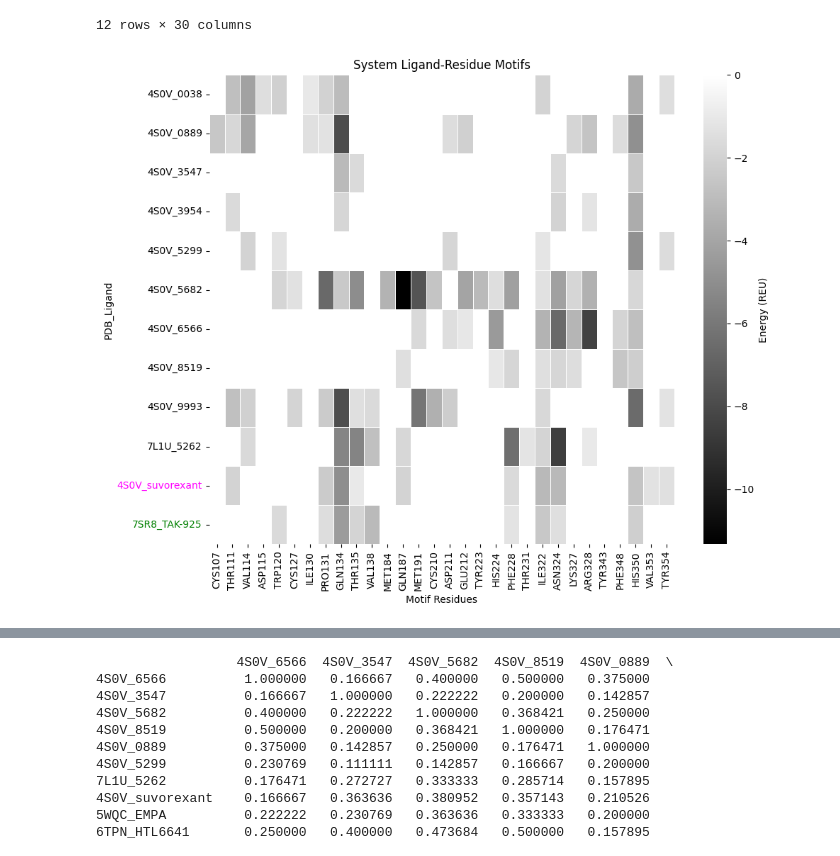
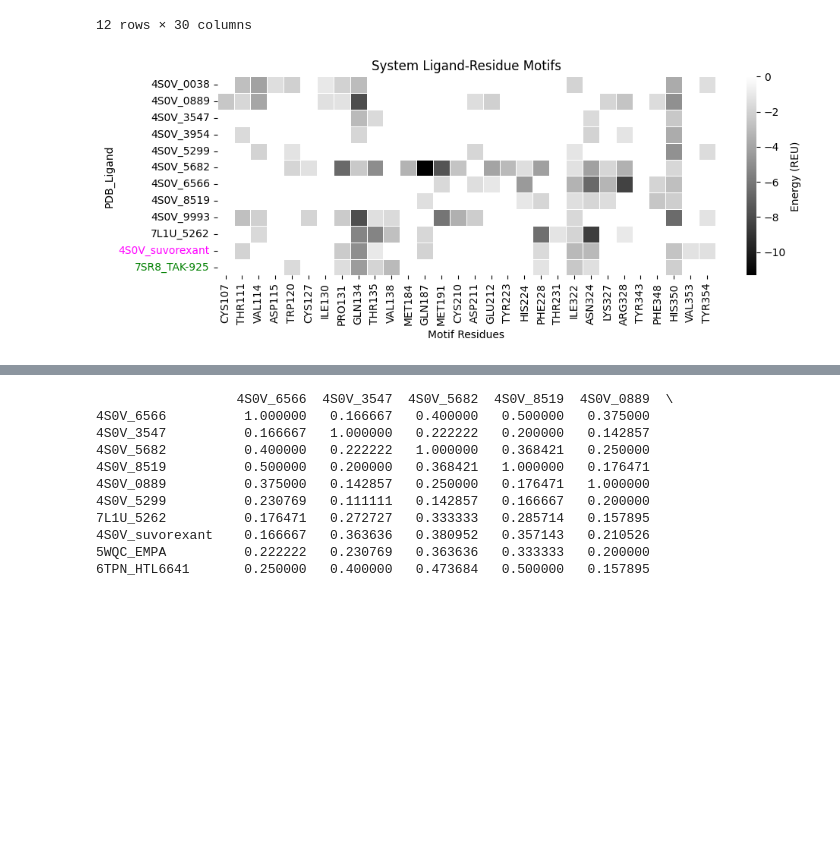
Before and after one commit to toadlover/ginsparg_thymelab_thesis, a Jupyter notebook: jupyter_notebooks/figure_making/zebrafish_drugs_and_published_systems_analysis.ipynb, the cells around one changed output, grey strips where cells are left out. Drawn from its saved outputs; the diff is of its cells as text; code cells hidden in the pictures; blank space fills up the shorter version.

Commit message:
pushing updated notebooks for improving figures

```diff
--- a/jupyter_notebooks/figure_making/zebrafish_drugs_and_published_systems_analysis.ipynb
+++ b/jupyter_notebooks/figure_making/zebrafish_drugs_and_published_systems_analysis.ipynb
@@ -59,27 +59,27 @@ df
 12 rows × 30 columns
 # %%
 # Create the heatmap
-plt.figure(figsize=(10, 8))  # Adjust figure size as needed
+plt.figure(figsize=(10, 4))  # Adjust figure size as needed
 ax = sns.heatmap(df, annot=False, cmap='binary_r', fmt=".2f", linewidths=0.5, cbar_kws={"label": "Energy (REU)"})
 
 # Add labels and title (optional)
 plt.title("System Ligand-Residue Motifs")
 plt.xlabel("Motif Residues")
 plt.ylabel("PDB_Ligand")
 
 # Example: change tick label colors
 # Set row (y-axis) label color
 for tick_label in ax.get_yticklabels():
     if tick_label.get_text() == '7SR8_TAK-925':
         tick_label.set_color('green')
     if tick_label.get_text() == '4S0V_suvorexant':
         tick_label.set_color('magenta')
 
 # Show the plot
 plt.tight_layout()
 plt.show()
 # %% [output]
-[figure, old version]
+[figure, new version]
 # %%
 #now get jaccard similarity
 import pandas as pd
```
Also changed, not shown: 1 other file.
